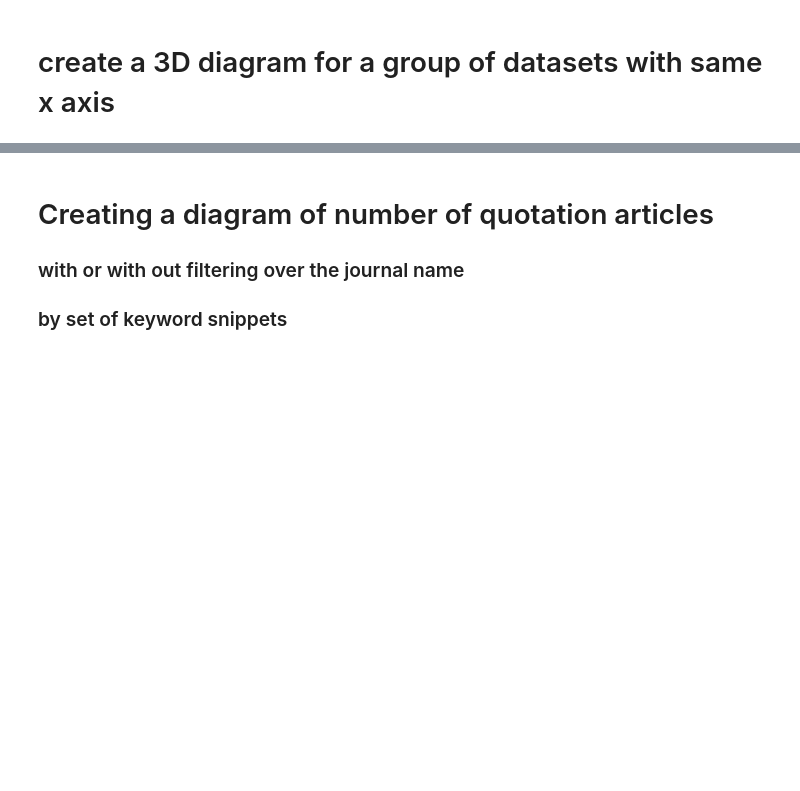
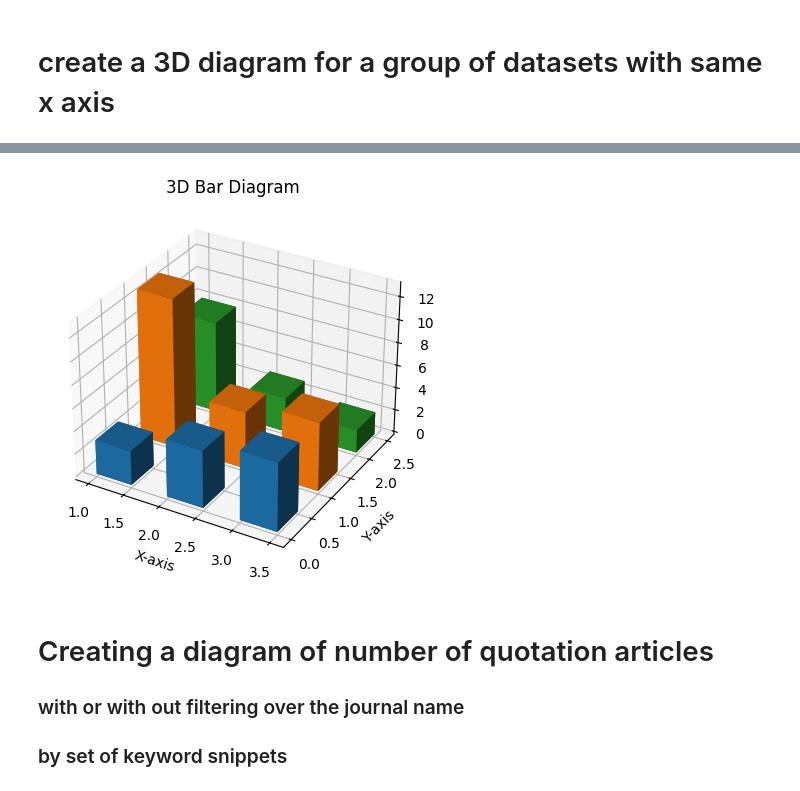
Before and after one commit to milanterlunen/quotation-detection, a Jupyter notebook: 03-analyze-results/generic-results-analysis-paul.ipynb, the cells around one changed output, grey strips where cells are left out. Cells and saved outputs as stored; diff of their text form; code cells hidden in the pictures; blank space fills up the shorter version.

```diff
--- a/03-analyze-results/generic-results-analysis-paul.ipynb
+++ b/03-analyze-results/generic-results-analysis-paul.ipynb
@@ -589,7 +574,7 @@ diagram_counts_with_keywords_in_isPartOf(filter_list,df)
 # create a 3D diagram for a group of datasets with same x axis
 # %%
 import numpy as np
-import matplotlib.pyplot as plt2
+#import matplotlib.pyplot as plt2
 from mpl_toolkits.mplot3d import Axes3D
 from IPython.display import display
 
@@ -606,14 +591,11 @@ fig = plt2.figure()
 ax = fig.add_subplot(111, projection='3d')
 ax.bar3d(x, np.zeros_like(x), np.zeros_like(x), 0.5, 0.5, dataset1, shade=True)
 ax.bar3d(x, np.ones_like(x), np.zeros_like(x), 0.5, 0.5, dataset2, shade=True)
-ax.bar3d(x, np.ones_like(x), np.zeros_like(x), 0.5, 0.5, dataset3, shade=True)
+ax.bar3d(x, 2*np.ones_like(x), np.zeros_like(x), 0.5, 0.5, dataset3, shade=True)
 ax.set_xlabel('X-axis')
 ax.set_ylabel('Y-axis')
 ax.set_zlabel('Z-axis')
-
-
 ax.set_title('3D Bar Diagram')
-
 
 # fig.savefig('fig_figure.png')
 
@@ -625,3 +605,4 @@ plt2.show()
+[figure, added]
 # %% [markdown]
 # Creating a diagram of number of quotation articles
 ### with or with out filtering over the journal name
```
Also changed, not shown: parts of 12 cells of this notebook.
